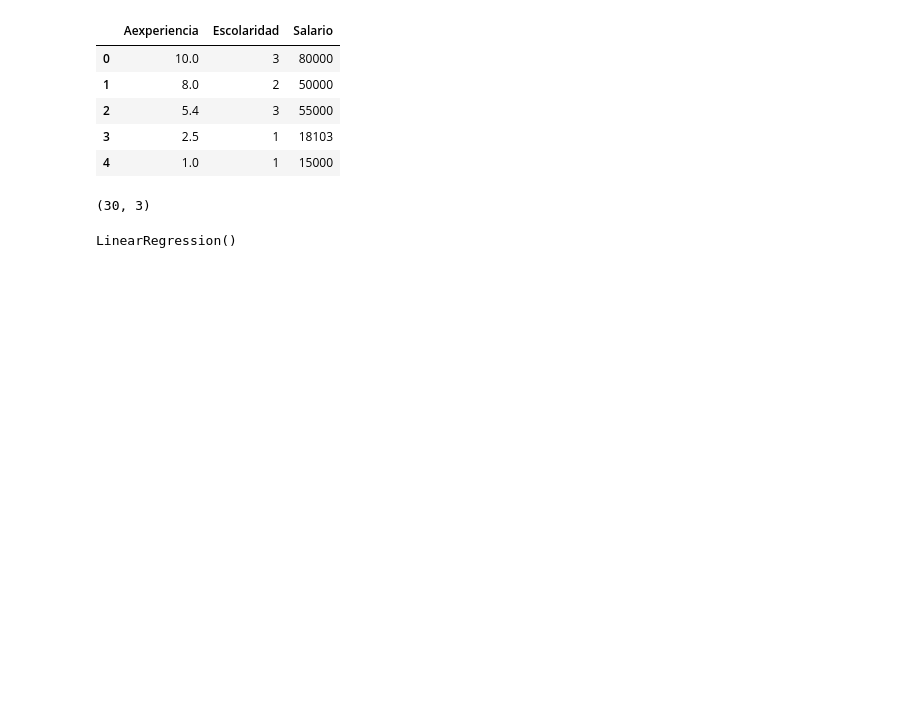
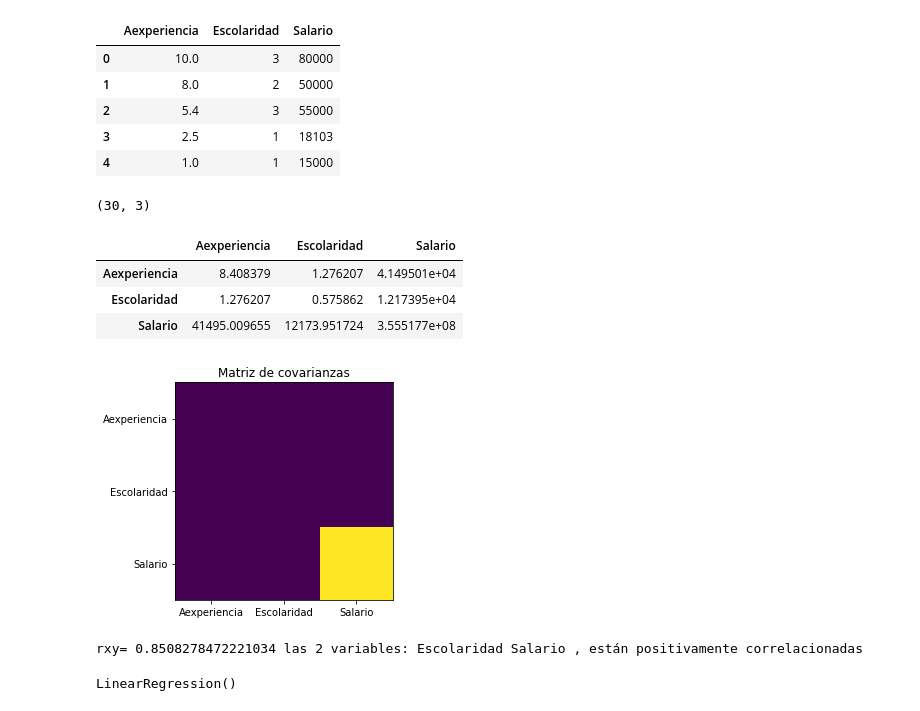
Before and after one commit to Marck-27/Linear-Regression, a Jupyter notebook: c4_multiple_regresion_example.ipynb, the cells around one changed output. Cells and saved outputs as stored; diff of their text form; code cells hidden in the pictures; blank space fills up the shorter version.

```diff
--- a/c4_multiple_regresion_example.ipynb
+++ b/c4_multiple_regresion_example.ipynb
@@ -55,6 +57,62 @@ y = dataset.iloc[:,nx].values
 p = 0.8 # <-- porcentaje de datos de entrenamiento
 X_train , X_test , Y_train , Y_test = train_test_split(x, y, train_size = 0.8, random_state = 0 )
 # random_state =0 <--- indica que cada vez que ejecutamos el modelo, dicho conjunto sea fijo
+# %%
+# Hacemos análisis de linealidad mediante la matriz de covarianzas:
+
+# Matriz de covarianzas:
+Mcov = dataset.cov()
+
+Mcov
+# %% [output]
+|  | Aexperiencia | Escolaridad | Salario |
+| Aexperiencia | 8.408379 | 1.276207 | 4.149501e+04 |
+| Escolaridad | 1.276207 | 0.575862 | 1.217395e+04 |
+| Salario | 41495.009655 | 12173.951724 | 3.555177e+08 |
+# %%
+# Graficamos matriz de covarianzas:
+
+c_names = dataset.columns
+
+plt.imshow(Mcov)
+plt.title('Matriz de covarianzas')
+plt.yticks( range(Mcov.shape[0]), c_names)
+plt.xticks( range(Mcov.shape[1]), c_names)
+plt.show()
+# %% [output]
+[figure, added]
+# %%
+# Hacemos análisis de linealidad mediante la matriz de covarianzas:
+
+# Seleccionamos 2 variables:
+var_a = 'Escolaridad'
+var_b = 'Salario'
+
+# Extraemos la covarianza entre 2 variables:
+Sxy = Mcov.loc[ var_a, var_b]
+
+# Varianza en x:
+Sxx = Mcov.loc[var_a, var_a]
+# Desviación estándar en x:
+Sx = np.sqrt(Sxx)
+
+# Varianza en y:
+Syy = Mcov.loc[var_b, var_b]
+# Desviación estándar en y:
+Sy = np.sqrt(Syy)
+
+
+# Coeficiente de correlación (puede tomar valores entre -1 y 1):
+rxy = Sxy/(Sx*Sy)
+
+if rxy < -0.8:
+    print('rxy=',rxy,'las 2 variables:',var_a,var_b,', están negativamente correlacionadas')
+elif rxy > 0.8:
+    print('rxy=',rxy,'las 2 variables:',var_a,var_b,', están positivamente correlacionadas')
+else:
+    print('las 2 varibales:',var_a,var_b,', no estan correlacionadas')
+# %% [output]
+rxy= 0.8508278472221034 las 2 variables: Escolaridad Salario , están positivamente correlacionadas
 # %%
 # Cargamos el método de entrenamiento:
 model_regression = LinearRegression()
```
Also changed, not shown: parts of 1 cell of this notebook, 1 other file.
